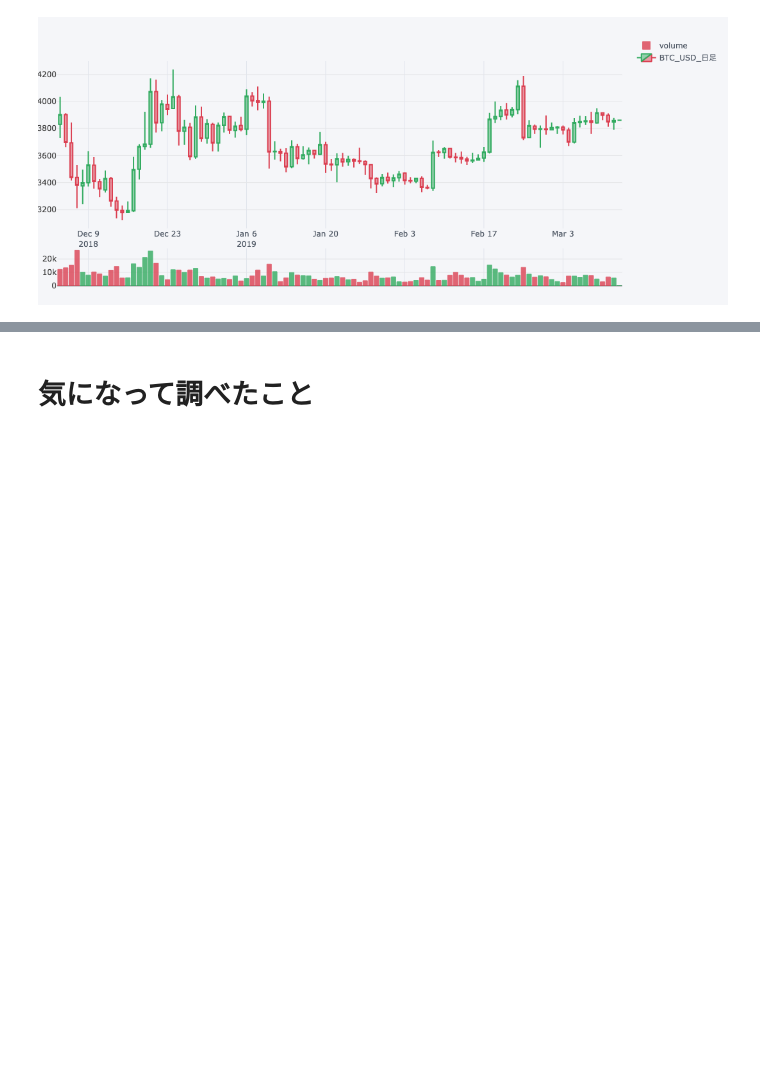
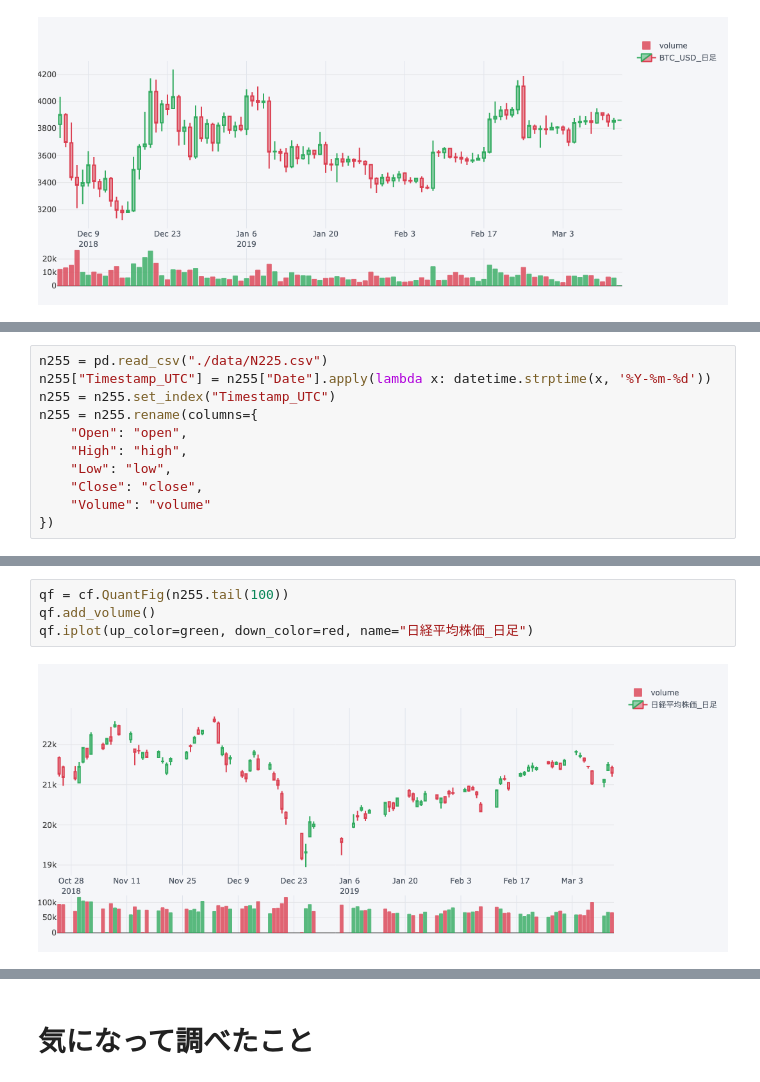
Before and after one commit to MiraiChino/ensemble, a Jupyter notebook: a.ipynb, the cells around one changed output, grey strips where cells are left out. Cells and saved outputs as stored; diff of their text form; blank space fills up the shorter version.

```diff
--- a/a.ipynb
+++ b/a.ipynb
@@ -80,0 +90,11 @@ qf.iplot(up_color=green, down_color=red, name="BTC_USD_日足")
+# %%
+n255 = pd.read_csv("./data/N225.csv")
+n255["Timestamp_UTC"] = n255["Date"].apply(lambda x: datetime.strptime(x, '%Y-%m-%d'))
+n255 = n255.set_index("Timestamp_UTC")
+n255 = n255.rename(columns={
+    "Open": "open",
+    "High": "high",
+    "Low": "low",
+    "Close": "close",
+    "Volume": "volume"
+})
@@ -80,0 +123,6 @@ qf.iplot(up_color=green, down_color=red, name="BTC_USD_日足")
+# %%
+qf = cf.QuantFig(n255.tail(100))
+qf.add_volume()
+qf.iplot(up_color=green, down_color=red, name="日経平均株価_日足")
+# %% [output]
+[figure, added]
```
Also changed, not shown: parts of 11 cells of this notebook.
